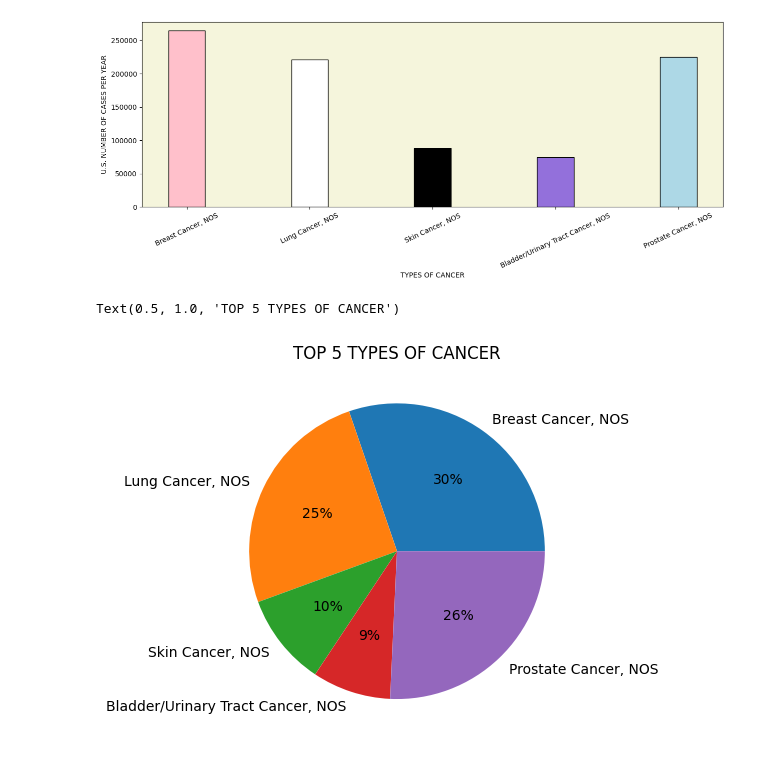
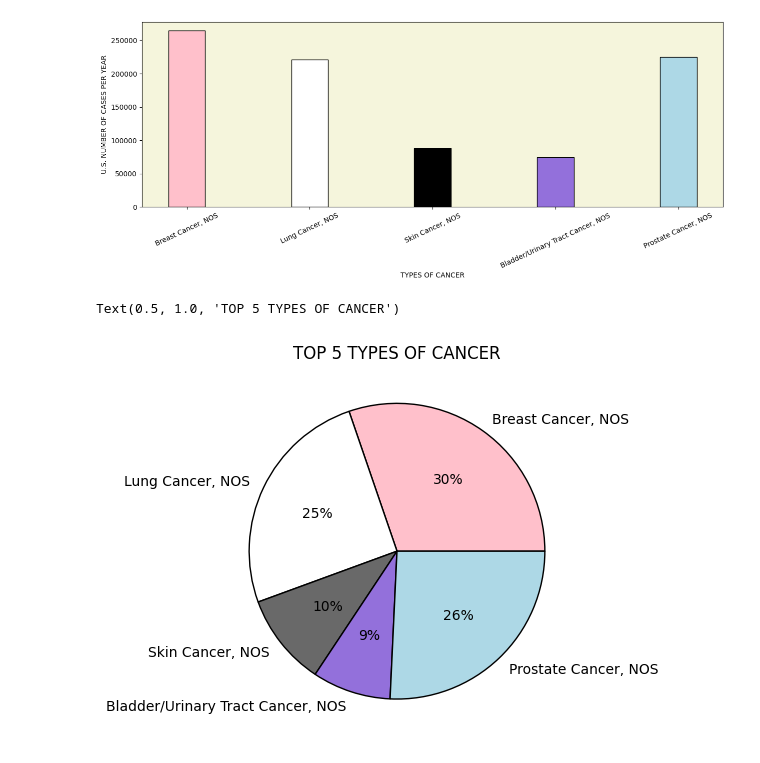
Before and after one commit to blwishom/etav_project, a Jupyter notebook: etav.ipynb, the cells around one changed output. Cells and saved outputs as stored; diff of their text form; code cells hidden in the pictures.

Commit message:
styled pie chart

```diff
--- a/etav.ipynb
+++ b/etav.ipynb
@@ -176,11 +176,11 @@ figure.set_figwidth(15)
 # %%
 x = usCases_mainType['mainType'][:10].dropna()
 y = grouped['uscsCasesPerYear'][:5].astype(int)
 figure = plt.figure()
 axes = plt.axes()
 
-plt.pie(y, labels=x, autopct='%1.f%%')
+pie = plt.pie(y, labels=x, autopct='%1.f%%', colors=('pink', 'white', 'dimgrey', 'mediumpurple', 'lightblue'), wedgeprops={'edgecolor':'black'})
 plt.title('TOP 5 TYPES OF CANCER')
 # %% [output]
 Text(0.5, 1.0, 'TOP 5 TYPES OF CANCER')
-[figure, old version]
+[figure, new version]
```
